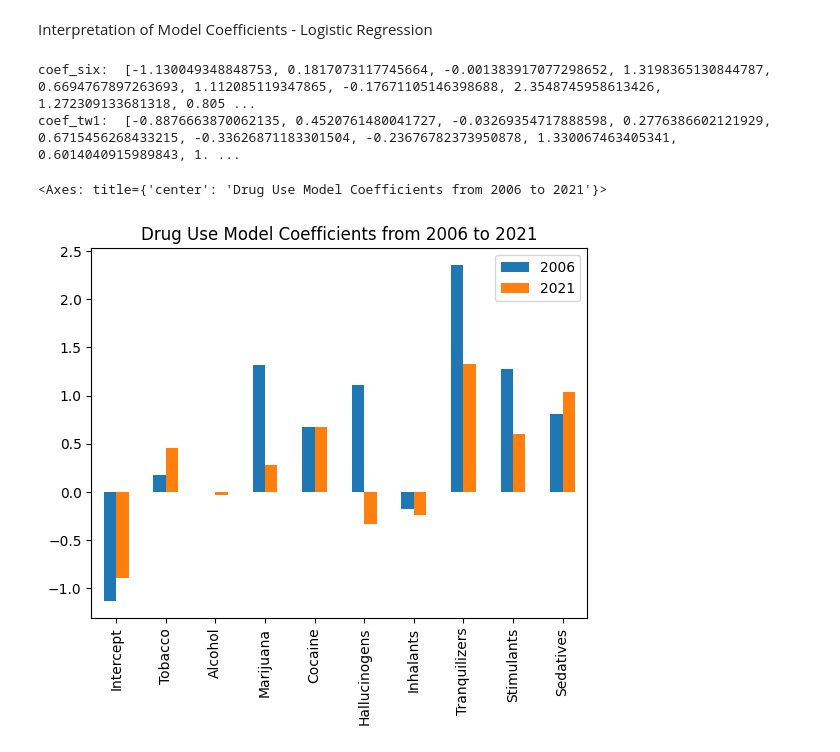
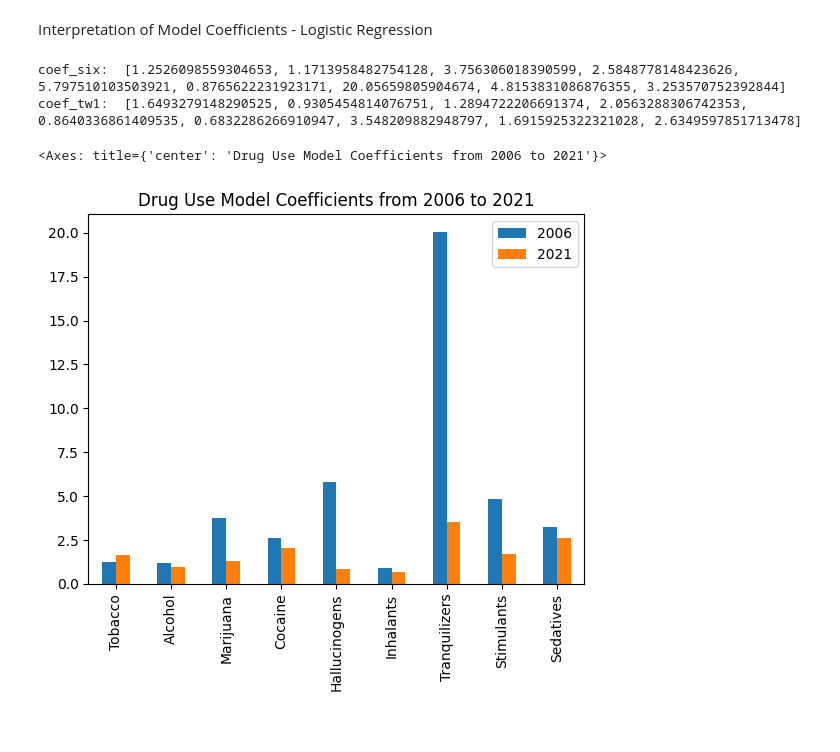
Before and after one commit to HotelTango314/dsa5900, a Jupyter notebook: NSDUH_Explore.ipynb, the cells around one changed output. Drawn from its saved outputs; the diff is of its cells as text; code cells hidden in the pictures.

```diff
--- a/NSDUH_Explore.ipynb
+++ b/NSDUH_Explore.ipynb
@@ -1364,28 +1364,31 @@ plot_f1_search(dm_tw1_tree_score,
 # %% [markdown]
 Interpretation of Model Coefficients - Logistic Regression
 # %%
-drug_names = ['Intercept','Tobacco','Alcohol','Marijuana','Cocaine','Hallucinogens','Inhalants','Tranquilizers',
+drug_names = ['Tobacco','Alcohol','Marijuana','Cocaine','Hallucinogens','Inhalants','Tranquilizers',
               'Stimulants','Sedatives']
 
-lsix = [du_six_logit_final['class'].intercept_.tolist(),
-     du_six_logit_final['class'].coef_.tolist()[0]]
+#lsix = [du_six_logit_final['class'].intercept_.tolist(),
+#     du_six_logit_final['class'].coef_.tolist()[0]]
 
-ltw1 = [du_tw1_logit_final['class'].intercept_.tolist(),
-        du_tw1_logit_final['class'].coef_.tolist()[0]]
+#ltw1 = [du_tw1_logit_final['class'].intercept_.tolist(),
+#        du_tw1_logit_final['class'].coef_.tolist()[0]]
 
-coef_six = [item for sublist in lsix for item in sublist]
-coef_tw1 = [item for sublist in ltw1 for item in sublist]
+#coef_six = np.exp([item for sublist in lsix for item in sublist]).tolist()
+#coef_tw1 = np.exp([item for sublist in ltw1 for item in sublist]).tolist()
+
+coef_six = np.exp(du_six_logit_final['class'].coef_.tolist()[0]).tolist()
+coef_tw1 = np.exp(du_tw1_logit_final['class'].coef_.tolist()[0]).tolist()
 
 data = {'2006':coef_six, '2021':coef_tw1}
 
 print('coef_six: ',coef_six)
 print('coef_tw1: ',coef_tw1)
 
 du_results = pd.DataFrame(data=data,index = drug_names)
 du_results.plot.bar(title='Drug Use Model Coefficients from 2006 to 2021')
 # %% [output]
-coef_six:  [-1.130049348848753, 0.1817073117745664, -0.001383917077298652, 1.3198365130844787, 0.6694767897263693, 1.112085119347865, -0.17671105146398688, 2.3548745958613426, 1.272309133681318, 0.805 ...
-coef_tw1:  [-0.8876663870062135, 0.4520761480041727, -0.03269354717888598, 0.2776386602121929, 0.6715456268433215, -0.33626871183301504, -0.23676782373950878, 1.330067463405341, 0.6014040915989843, 1. ...
+coef_six:  [1.2526098559304653, 1.1713958482754128, 3.756306018390599, 2.5848778148423626, 5.797510103503921, 0.8765622231923171, 20.05659805904674, 4.8153831086876355, 3.253570752392844]
+coef_tw1:  [1.6493279148290525, 0.9305454814076751, 1.2894722206691374, 2.0563288306742353, 0.8640336861409535, 0.6832286266910947, 3.548209882948797, 1.6915925322321028, 2.6349597851713478]
 <Axes: title={'center': 'Drug Use Model Coefficients from 2006 to 2021'}>
-[figure, old version]
+[figure, new version]
 # %%
```
Also changed, not shown: parts of 21 cells of this notebook.
